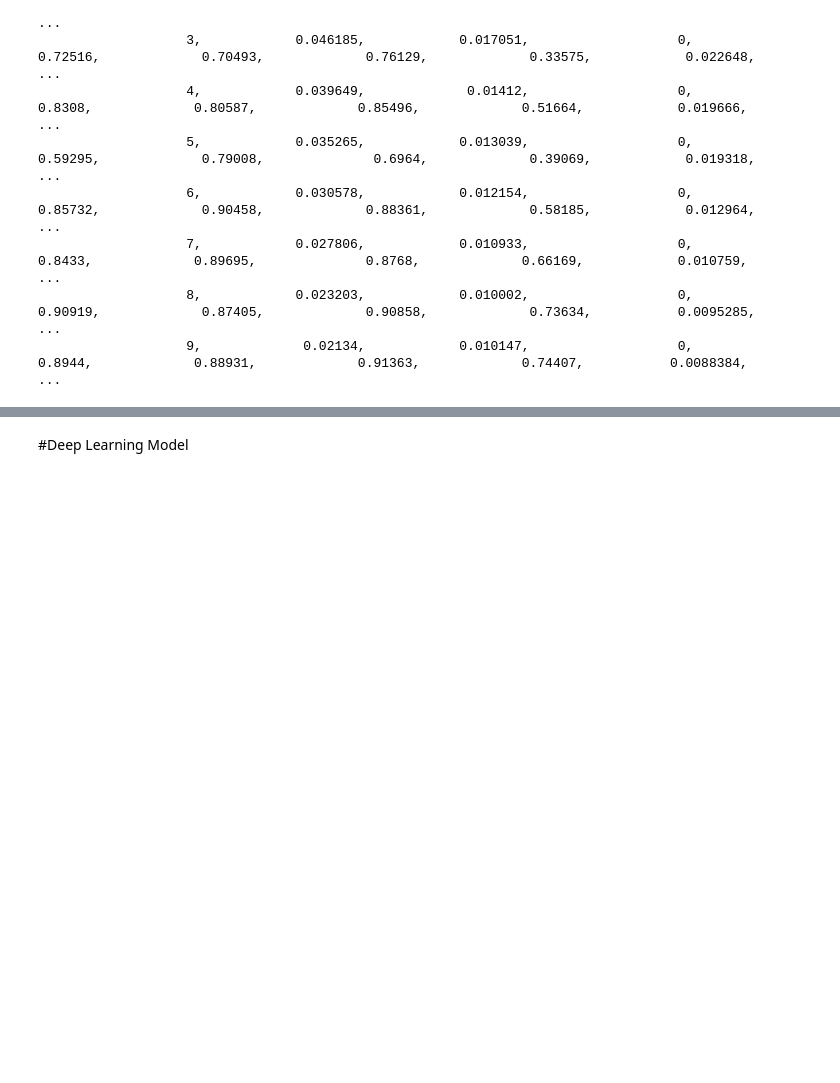
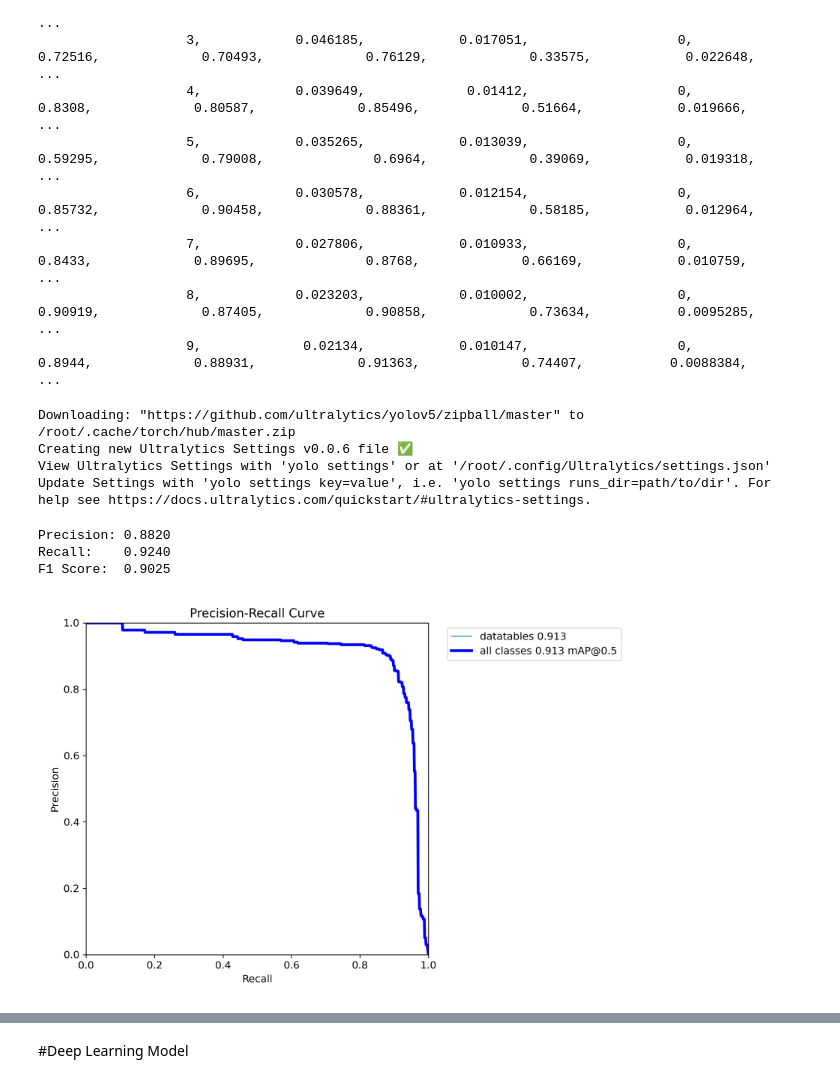
Before and after one commit to diane-park/TableSnap, a Jupyter notebook: Table_Detection_Milestone_2.ipynb, the cells around one changed output, grey strips where cells are left out. Drawn from its saved outputs; the diff is of its cells as text; code cells hidden in the pictures; blank space fills up the shorter version.

```diff
--- a/Table_Detection_Milestone_2.ipynb
+++ b/Table_Detection_Milestone_2.ipynb
@@ -328,3 +328,40 @@ Results saved to runs/val/exp
                    7,            0.027806,            0.010933,                   0,              0.8433,             0.89695,              0.8768,             0.66169,            0.010759,            ...
                    8,            0.023203,            0.010002,                   0,             0.90919,             0.87405,             0.90858,             0.73634,           0.0095285,            ...
                    9,             0.02134,            0.010147,                   0,              0.8944,             0.88931,             0.91363,             0.74407,           0.0088384,            ...
+# %%
+# Define paths
+test_image_dir = 'dataset/images/test'
+test_label_dir = 'dataset/labels/test'
+model_weights = 'runs/train/yolo_model/weights/best.pt'
+
+# Load the trained YOLOv5 model (optional, for manual inference or visualizations)
+import torch
+model = torch.hub.load('ultralytics/yolov5', 'custom', path=model_weights, trust_repo=True)
+
+# Run YOLOv5's evaluation script on the test set
+!python val.py --weights {model_weights} --data /content/data.yaml --task test --img 640 --save-json
+# %% [output]
+Downloading: "https://github.com/ultralytics/yolov5/zipball/master" to /root/.cache/torch/hub/master.zip
+Creating new Ultralytics Settings v0.0.6 file ✅
+View Ultralytics Settings with 'yolo settings' or at '/root/.config/Ultralytics/settings.json'
+Update Settings with 'yolo settings key=value', i.e. 'yolo settings runs_dir=path/to/dir'. For help see https://docs.ultralytics.com/quickstart/#ultralytics-settings.
+# %%
+# Calculate F1 score
+precision = 0.882
+recall = 0.924
+
+f1_score = 2 * (precision * recall) / (precision + recall) if (precision + recall) != 0 else 0
+
+# Output
+print(f"Precision: {precision:.4f}")
+print(f"Recall:    {recall:.4f}")
+print(f"F1 Score:  {f1_score:.4f}")
+# %% [output]
+Precision: 0.8820
+Recall:    0.9240
+F1 Score:  0.9025
+# %%
+from IPython import display
+display.Image("/content/yolov5/runs/val/exp/PR_curve.png", width=600)
+# %% [output]
+[figure, added]
```
Also changed, not shown: parts of 20 cells of this notebook.
